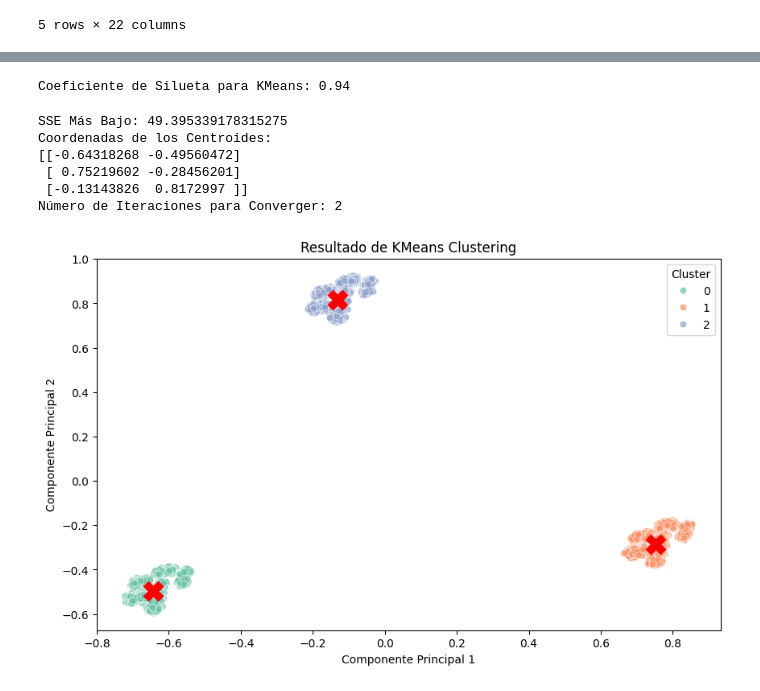
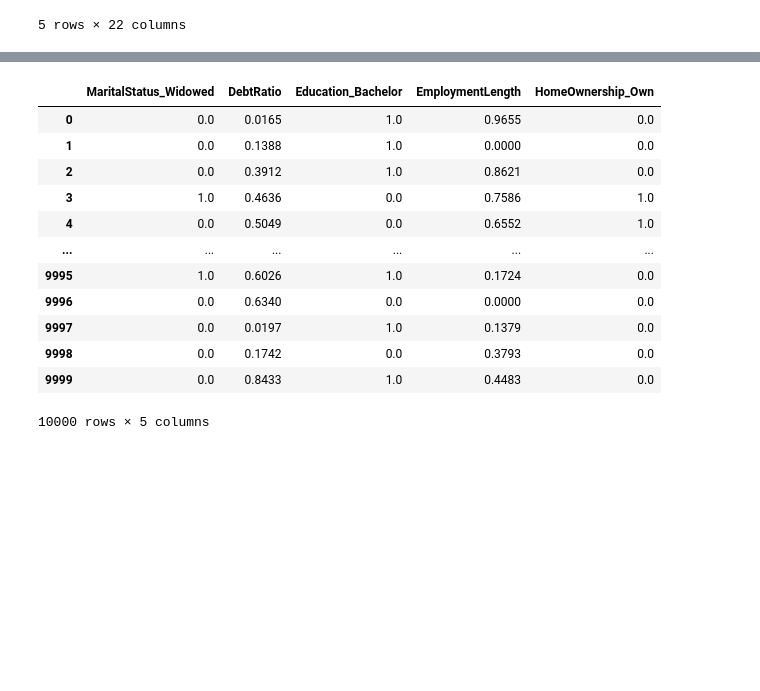
Before and after one commit to Leostark95/Proyecto_Finanzas, a Jupyter notebook: c_seleccion_variables.ipynb, the cells around one changed output, grey strips where cells are left out. Saved outputs shown, nothing was run; the diff lists cells and outputs as text; code cells hidden in the pictures; blank space fills up the shorter version.

```diff
--- a/c_seleccion_variables.ipynb
+++ b/c_seleccion_variables.ipynb
@@ -59,5 +37,0 @@ KMeans(n_clusters=3, random_state=42)
-# %%
-silhouette_avg = silhouette_score(df_pca, kmeans.labels_)
-print(f"Coeficiente de Silueta para KMeans: {silhouette_avg:.2f}")
-# %% [output]
-Coeficiente de Silueta para KMeans: 0.94
@@ -69,22 +38,27 @@ labels = kmeans.labels_
-# %%
-print(f"SSE Más Bajo: {sse_value}")
-print(f"Coordenadas de los Centroides:\n{centroids}")
-print(f"Número de Iteraciones para Converger: {iterations}")
-# %% [output]
-SSE Más Bajo: 49.395339178315275
-Coordenadas de los Centroides:
-[[-0.64318268 -0.49560472]
- [ 0.75219602 -0.28456201]
- [-0.13143826  0.8172997 ]]
-Número de Iteraciones para Converger: 2
-# %%
-plt.figure(figsize=(10, 6))
-sns.scatterplot(x=df_pca[:, 0], y=df_pca[:, 1], hue=labels, palette="Set2", alpha=0.7)
-plt.scatter(centroids[:, 0], centroids[:, 1], s=300, c='red', marker='X')
-plt.title("Resultado de KMeans Clustering")
-plt.xlabel("Componente Principal 1")
-plt.ylabel("Componente Principal 2")
-plt.legend(title="Cluster")
-plt.show()
-# %% [output]
-[figure, removed]
+# %%
+# Selección de las variables deseadas
+variables_seleccionadas = [
+    'MaritalStatus_Widowed',
+    'DebtRatio',
+    'Education_Bachelor',
+    'EmploymentLength',
+    'HomeOwnership_Own'
+]
+
+df_kmeans = df_clust[variables_seleccionadas]
+# %%
+df_kmeans.round(4)
+# %% [output]
+|  | MaritalStatus_Widowed | DebtRatio | Education_Bachelor | EmploymentLength | HomeOwnership_Own |
+| 0 | 0.0 | 0.0165 | 1.0 | 0.9655 | 0.0 |
+| 1 | 0.0 | 0.1388 | 1.0 | 0.0000 | 0.0 |
+| 2 | 0.0 | 0.3912 | 1.0 | 0.8621 | 0.0 |
+| 3 | 1.0 | 0.4636 | 0.0 | 0.7586 | 1.0 |
+| 4 | 0.0 | 0.5049 | 0.0 | 0.6552 | 1.0 |
+| ... | ... | ... | ... | ... | ... |
+| 9995 | 1.0 | 0.6026 | 1.0 | 0.1724 | 0.0 |
+| 9996 | 0.0 | 0.6340 | 0.0 | 0.0000 | 0.0 |
+| 9997 | 0.0 | 0.0197 | 1.0 | 0.1379 | 0.0 |
+| 9998 | 0.0 | 0.1742 | 0.0 | 0.3793 | 0.0 |
+| 9999 | 0.0 | 0.8433 | 1.0 | 0.4483 | 0.0 |
+10000 rows × 5 columns
```
Also changed, not shown: parts of 11 cells of this notebook.
